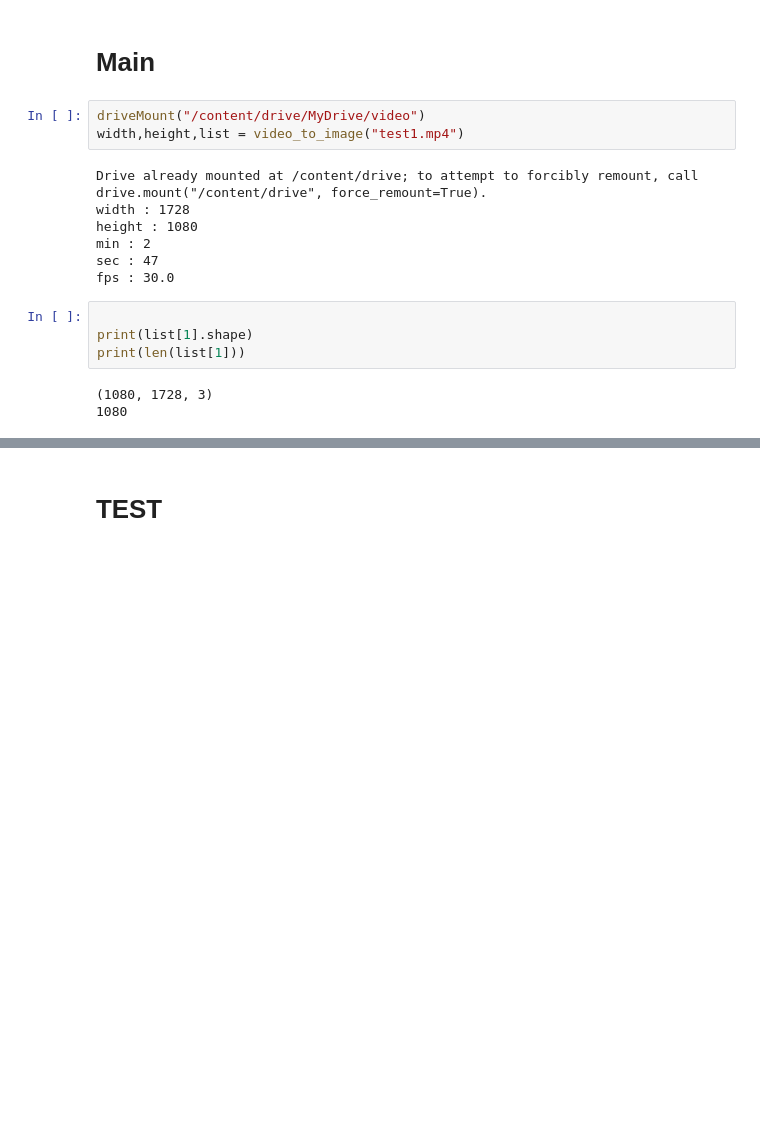
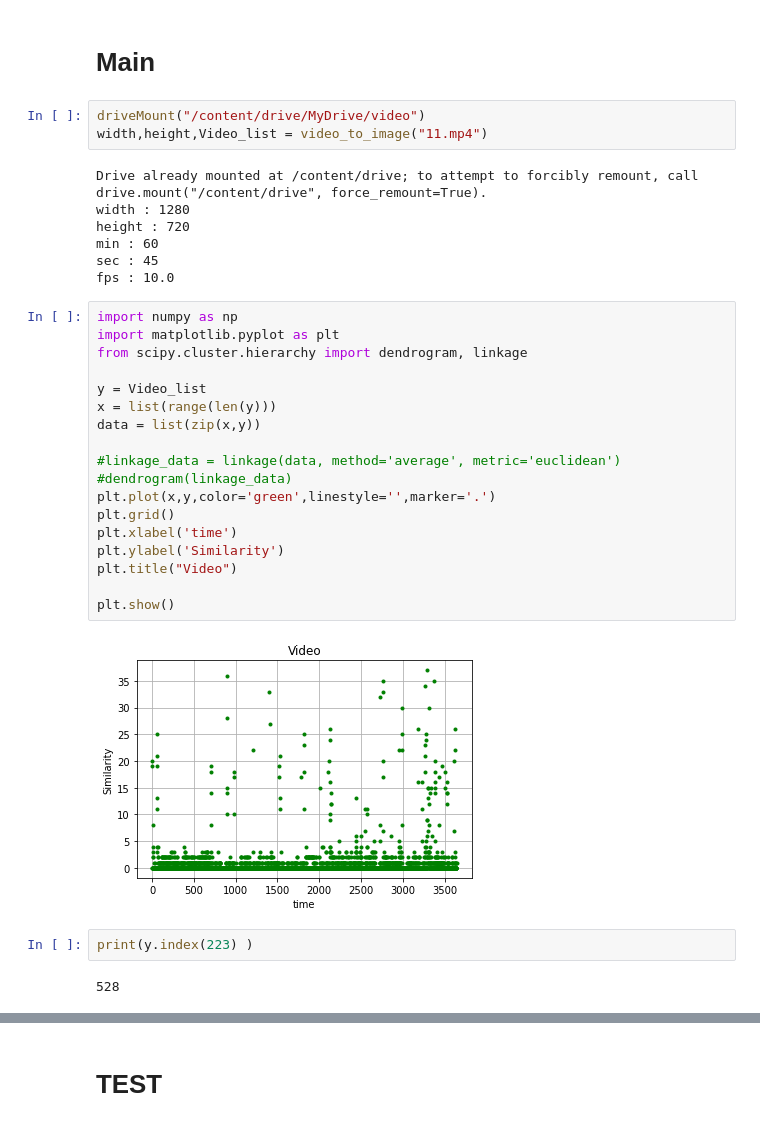
Before and after one commit to Choiyh1116/AI_capstone, a Jupyter notebook: Learning.ipynb, the cells around one changed output, grey strips where cells are left out. Drawn from its saved outputs; the diff is of its cells as text; blank space fills up the shorter version.

```diff
--- a/Learning.ipynb
+++ b/Learning.ipynb
@@ -118,18 +144,35 @@ def hamming_dist(a, b):
 # Main
 # %%
 driveMount("/content/drive/MyDrive/video")
-width,height,list = video_to_image("test1.mp4")
+width,height,Video_list = video_to_image("11.mp4")
 # %% [output]
 Drive already mounted at /content/drive; to attempt to forcibly remount, call drive.mount("/content/drive", force_remount=True).
-width : 1728
-height : 1080
-min : 2
-sec : 47
-fps : 30.0
+width : 1280
+height : 720
+min : 60
+sec : 45
+fps : 10.0
-# %%
-
-print(list[1].shape)
-print(len(list[1]))
-# %% [output]
-(1080, 1728, 3)
-1080
+# %%
+import numpy as np
+import matplotlib.pyplot as plt
+from scipy.cluster.hierarchy import dendrogram, linkage
+
+y = Video_list
+x = list(range(len(y)))
+data = list(zip(x,y))
+
+#linkage_data = linkage(data, method='average', metric='euclidean')
+#dendrogram(linkage_data)
+plt.plot(x,y,color='green',linestyle='',marker='.')
+plt.grid()
+plt.xlabel('time')
+plt.ylabel('Similarity')
+plt.title("Video")
+
+plt.show()
+# %% [output]
+[figure, added]
+# %%
+print(y.index(223) )
+# %% [output]
+528
```
Also changed, not shown: parts of 15 cells of this notebook.
